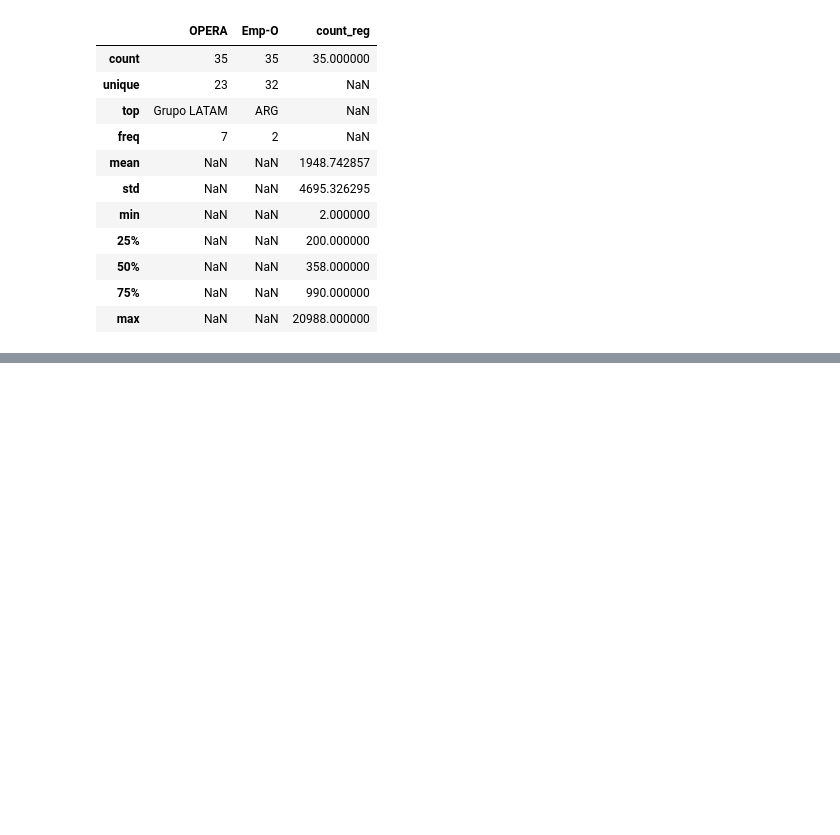
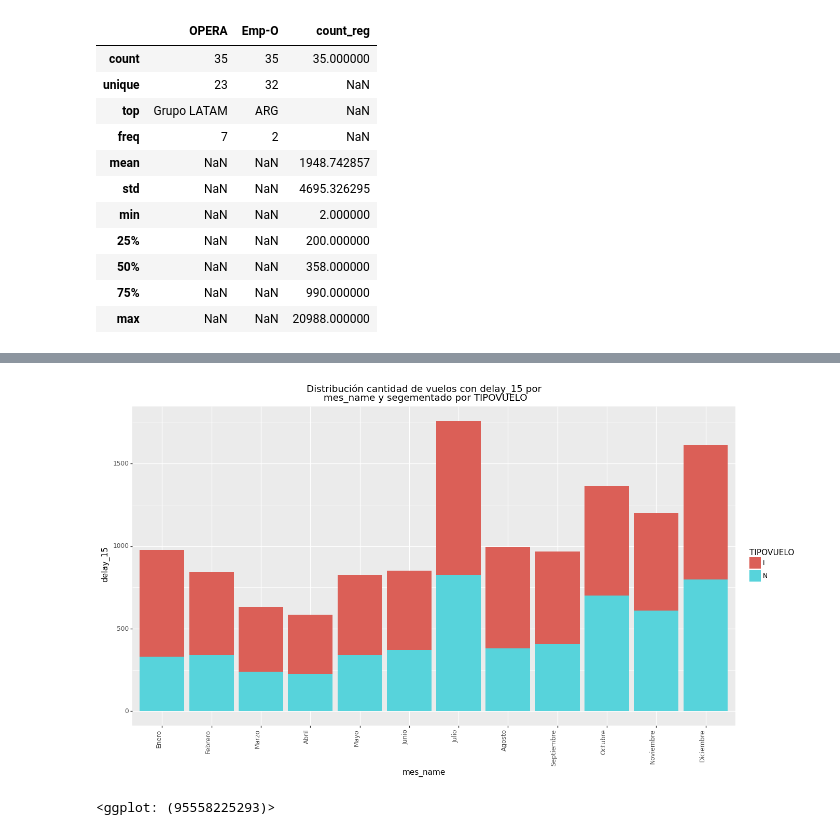
Before and after one commit to rolftb/Challenge-Data-Scientist-Rolf-Traeger, a Jupyter notebook: Transformacion.ipynb, the cells around one changed output, grey strips where cells are left out. Cells and saved outputs as stored; diff of their text form; code cells hidden in the pictures; blank space fills up the shorter version.

```diff
--- a/Transformacion.ipynb
+++ b/Transformacion.ipynb
@@ -495,0 +516,19 @@ Distribución cantidad de vuelos por Aerolinea
+# %%
+g_x_label="mes_name"
+g_y_label="delay_15"
+g_fill_label="TIPOVUELO"
+g_title = (f"Distribución cantidad de vuelos con {g_y_label} por"
+           f"\n {g_x_label} y segementado por {g_fill_label}")
+
+graf_out =(ggplot(df_total, aes(x=g_x_label,
+                                y=g_y_label,
+                                fill=g_fill_label))
+                + geom_col()
+                +ggtitle(g_title)
+                +theme(axis_text_x = element_text(angle=90, hjust=1),figure_size=(15,8))
+            + scale_x_discrete(limits= exp_lib.array_mes_name)
+                )
+graf_out
+# %% [output]
+[figure, added]
+<ggplot: (95558225293)>
```
Also changed, not shown: parts of 4 cells of this notebook.
